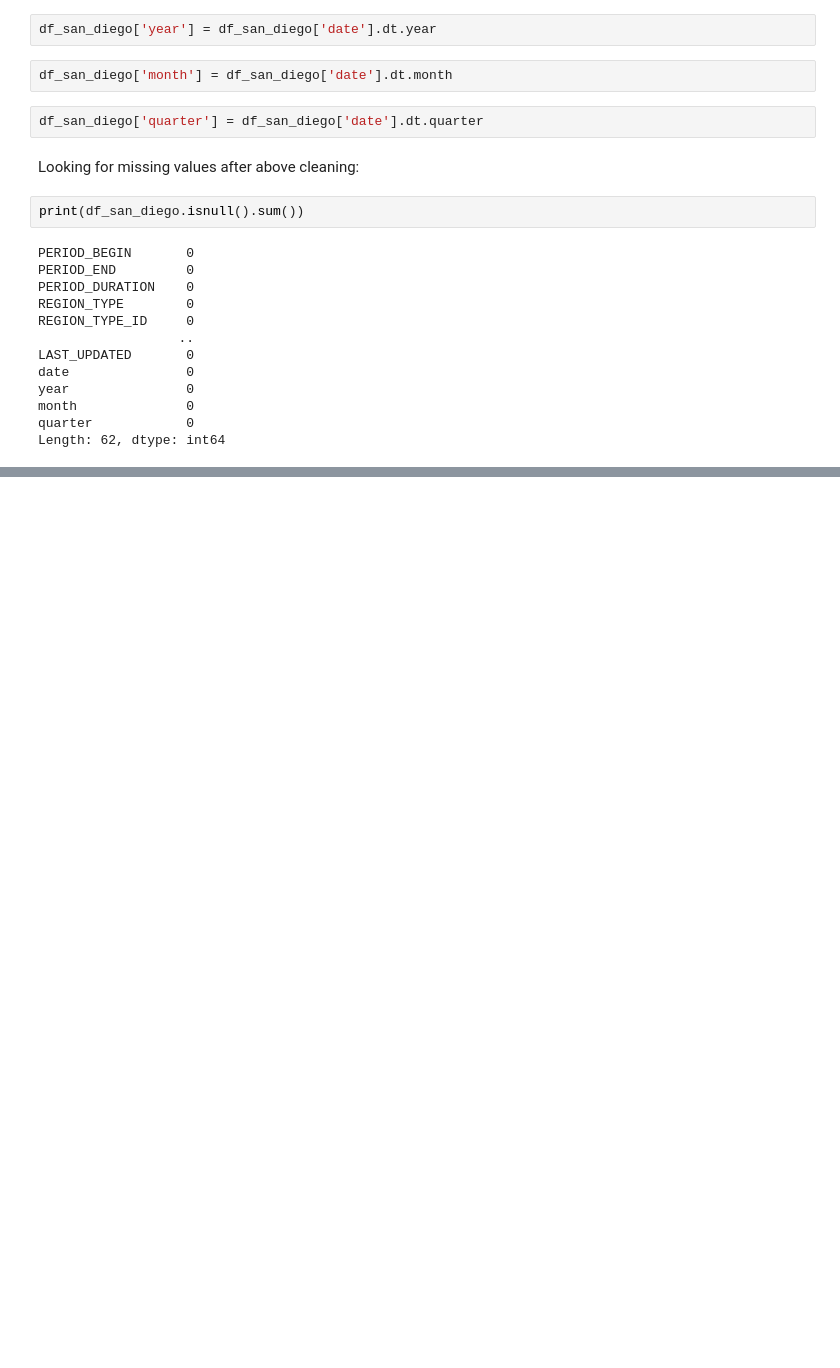
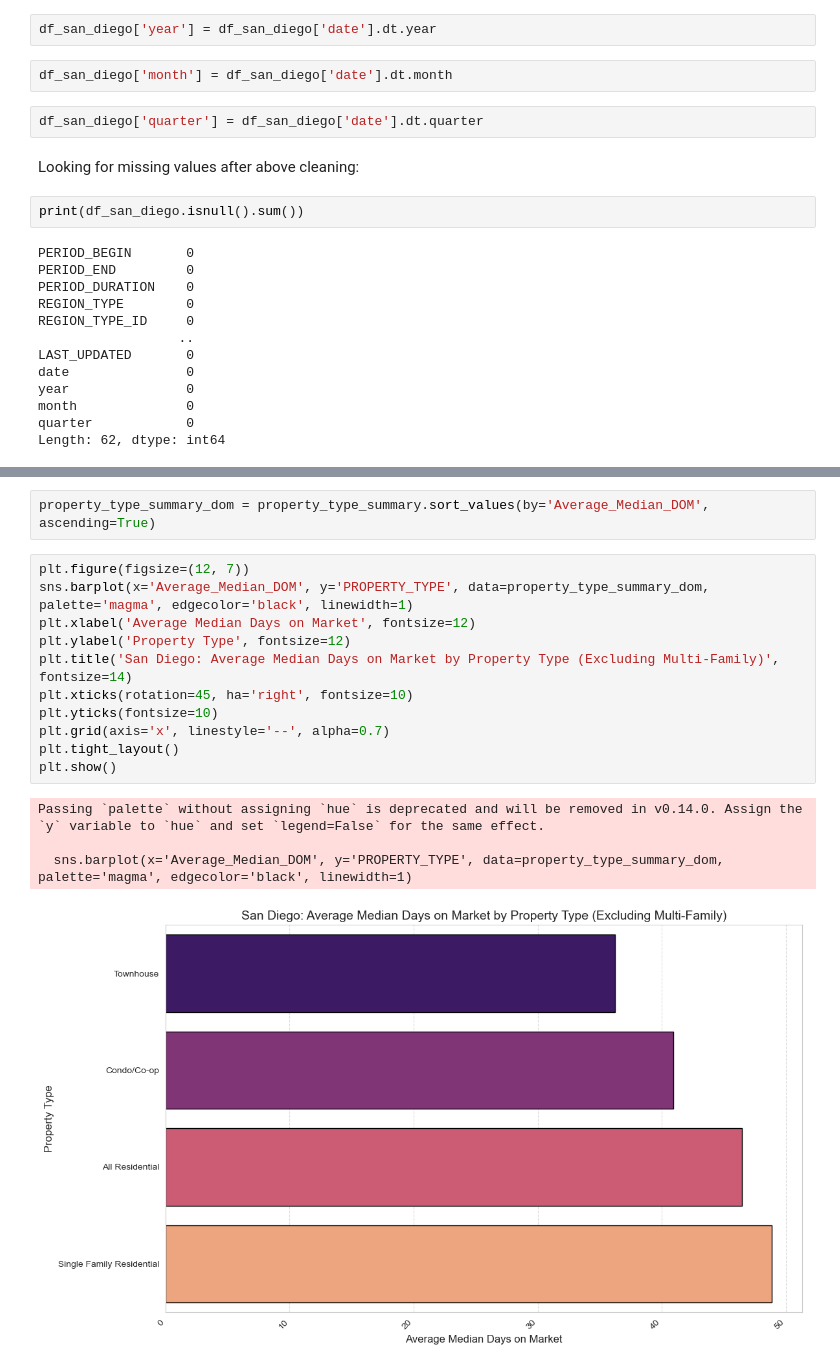
Before and after one commit to seanselig/san-diego-housing-analysis, a Jupyter notebook: San Diego Housing Market Analysis.ipynb, the cells around one changed output, grey strips where cells are left out. Saved outputs shown, nothing was run; the diff lists cells and outputs as text; blank space fills up the shorter version.

```diff
--- a/San Diego Housing Market Analysis.ipynb
+++ b/San Diego Housing Market Analysis.ipynb
@@ -198,0 +272,18 @@ Length: 62, dtype: int64
+# %%
+property_type_summary_dom = property_type_summary.sort_values(by='Average_Median_DOM', ascending=True)
+# %%
+plt.figure(figsize=(12, 7))
+sns.barplot(x='Average_Median_DOM', y='PROPERTY_TYPE', data=property_type_summary_dom, palette='magma', edgecolor='black', linewidth=1)
+plt.xlabel('Average Median Days on Market', fontsize=12)
+plt.ylabel('Property Type', fontsize=12)
+plt.title('San Diego: Average Median Days on Market by Property Type (Excluding Multi-Family)', fontsize=14)
+plt.xticks(rotation=45, ha='right', fontsize=10)
+plt.yticks(fontsize=10)
+plt.grid(axis='x', linestyle='--', alpha=0.7)
+plt.tight_layout()
+plt.show()
+# %% [output]
+Passing `palette` without assigning `hue` is deprecated and will be removed in v0.14.0. Assign the `y` variable to `hue` and set `legend=False` for the same effect.
+
+  sns.barplot(x='Average_Median_DOM', y='PROPERTY_TYPE', data=property_type_summary_dom, palette='magma', edgecolor='black', linewidth=1)
+[figure, added]
```
Also changed, not shown: parts of 20 cells of this notebook.
